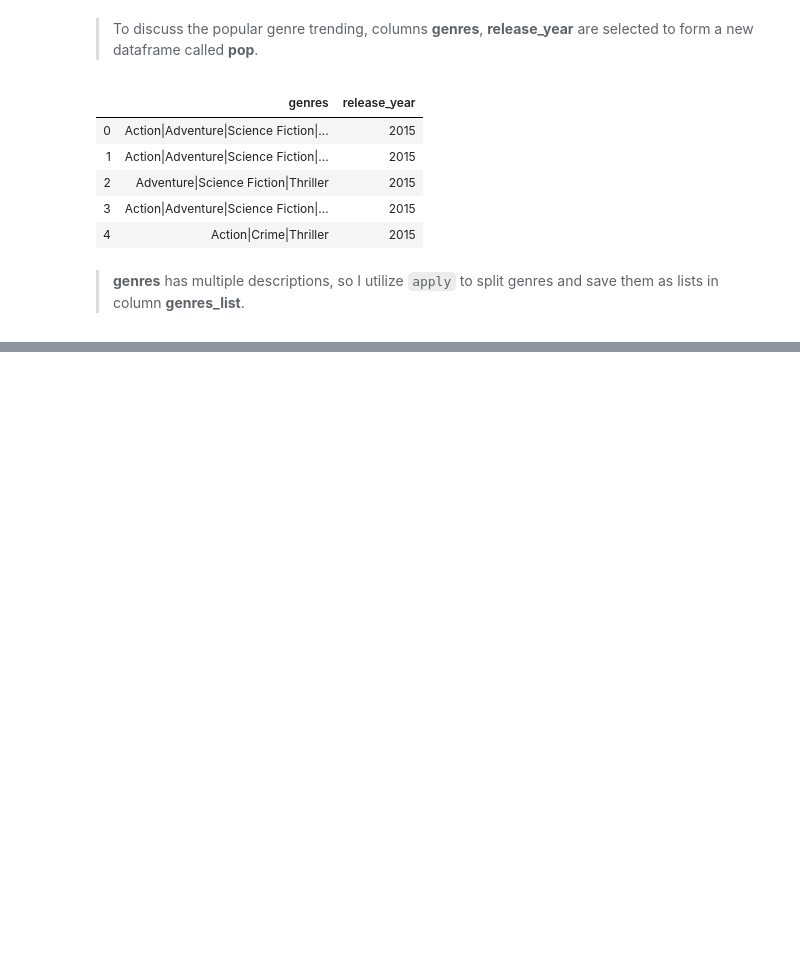
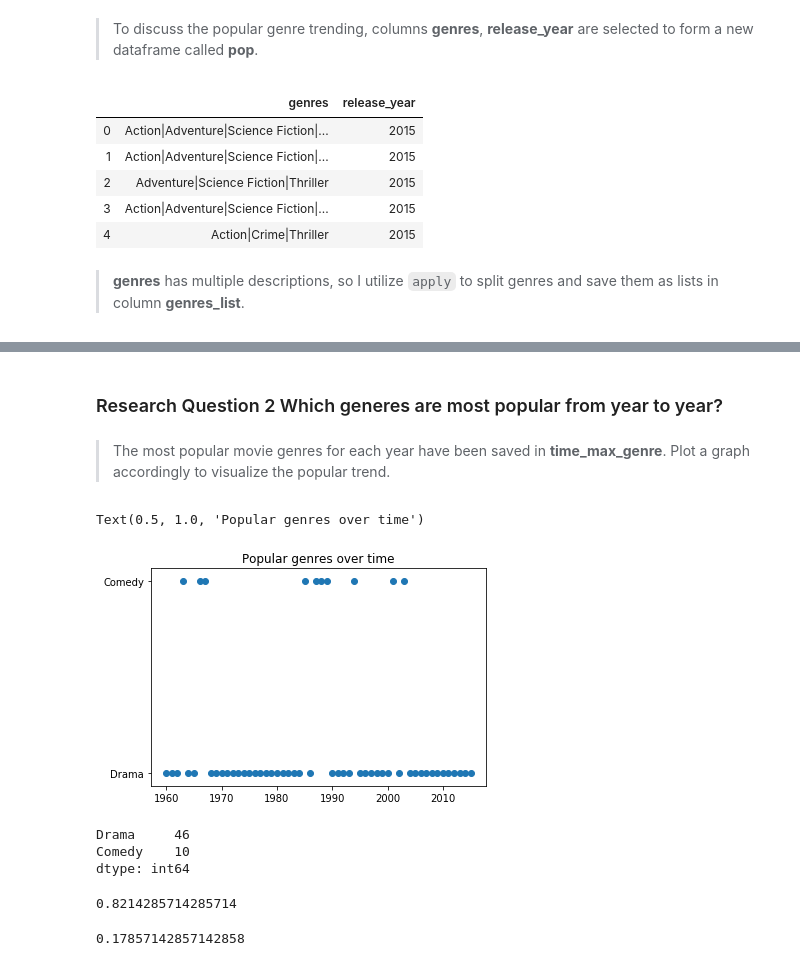
Before and after one commit to Hiiiua/Udacity_DA, a Jupyter notebook: proj2.ipynb, the cells around one changed output, grey strips where cells are left out. Cells and saved outputs as stored; diff of their text form; code cells hidden in the pictures; blank space fills up the shorter version.

```diff
--- a/proj2.ipynb
+++ b/proj2.ipynb
@@ -299,0 +149,19 @@ To discuss popular genres,
+# %% [markdown]
+### Research Question 2 Which generes are most popular from year to year?
+# %% [markdown]
+>The most popular movie genres for each year have been saved in **time_max_genre**. Plot a graph accordingly to visualize the popular trend.
+# %%
+time_year = list(int(y) for y in time_max_genres.keys())
+most_pop_genres = [i[0] for i in time_max_genres.values()]
+plt.scatter(time_year, most_pop_genres)
+plt.title('Popular genres over time')
+# %% [output]
+Text(0.5, 1.0, 'Popular genres over time')
+[figure, added]
+# %%
+most_pop_genres_df = pd.DataFrame(time_year,most_pop_genres)
+most_pop_genres_df.index.value_counts()
+# %% [output]
+Drama     46
+Comedy    10
+dtype: int64
@@ -299,0 +171,10 @@ To discuss popular genres,
+# %%
+#Ratio of drama
+ratio_drama
+# %% [output]
+0.8214285714285714
+# %%
+#Ratio of comedy
+ratio_comedy
+# %% [output]
+0.17857142857142858
```
Also changed, not shown: parts of 54 cells of this notebook.
